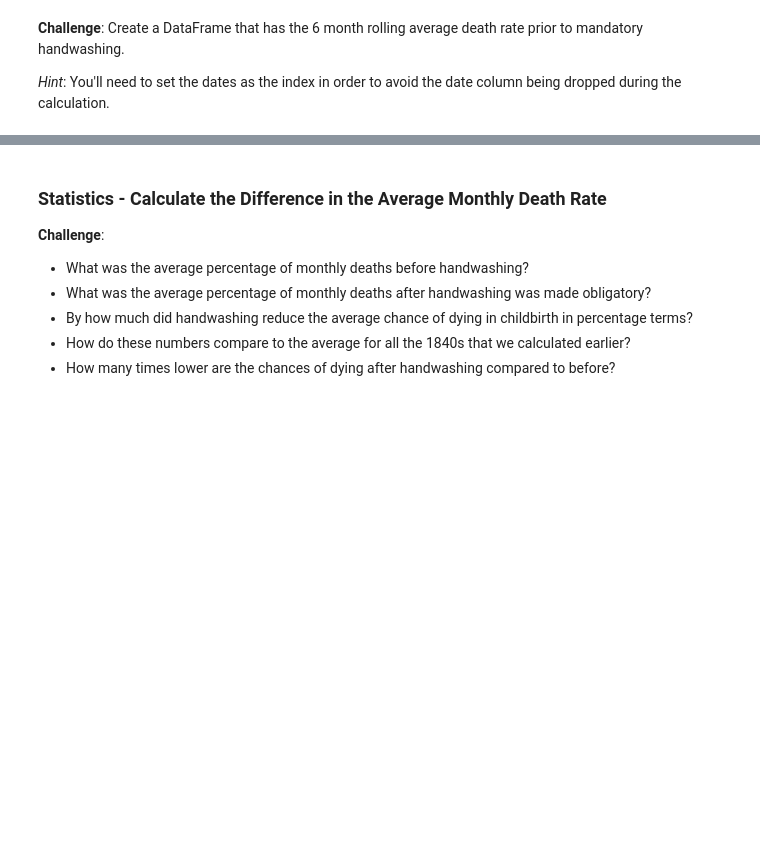
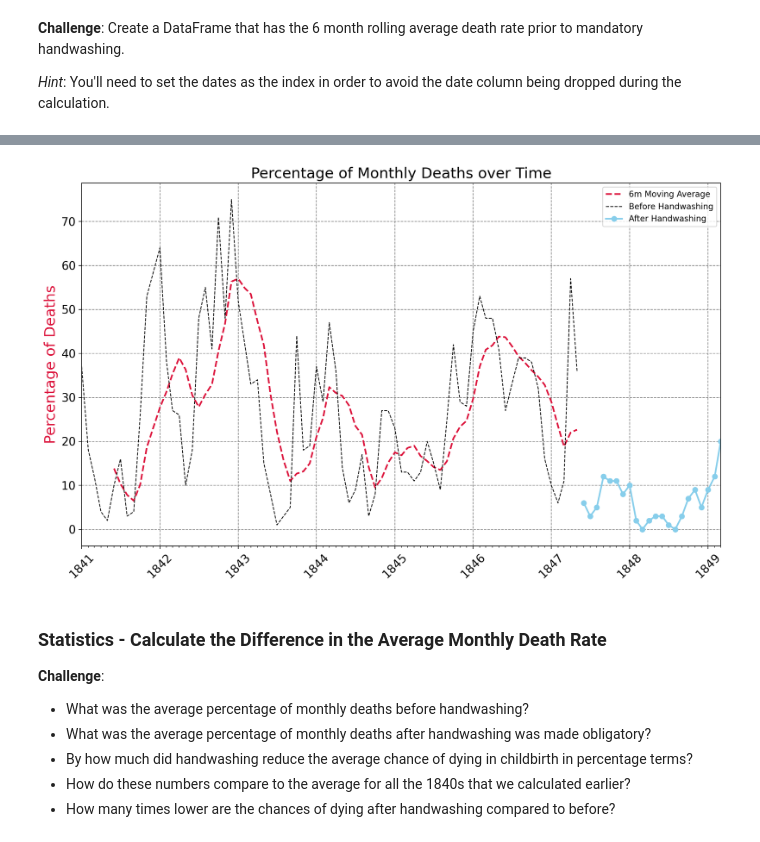
Before and after one commit to fkajose/100-Days-of-Code, a Jupyter notebook: 080-Semmelweis-analysis/Dr_Semmelweis_Handwashing_Discovery_(start).ipynb, the cells around one changed output, grey strips where cells are left out. Saved outputs shown, nothing was run; the diff lists cells and outputs as text; code cells hidden in the pictures; blank space fills up the shorter version.

```diff
--- a/080-Semmelweis-analysis/Dr_Semmelweis_Handwashing_Discovery_(start).ipynb
+++ b/080-Semmelweis-analysis/Dr_Semmelweis_Handwashing_Discovery_(start).ipynb
@@ -44,10 +46,9 @@ register_matplotlib_converters()
 # %% [markdown]
 ### Read the Data
 # %%
-df_yearly = pd.read_csv('annual_deaths_by_clinic.csv')
+df_yearly = pd.read_csv("annual_deaths_by_clinic.csv")
 # parse_dates avoids DateTime conversion later
-df_monthly = pd.read_csv('monthly_deaths.csv',
-                      parse_dates=['date'])
+df_monthly = pd.read_csv("monthly_deaths.csv", parse_dates=["date"])
 # %% [markdown]
 # Preliminary Data Exploration
 
@@ -239,3 +303,10 @@ handwashing_start = pd.to_datetime('1847-06-01')
 * Create two subsets from the `df_monthly` data: before and after Dr Semmelweis ordered washing hand.
 * Calculate the average death rate prior to June 1947.
 * Calculate the average death rate after June 1947.
+# %%
+df_monthly["pct_deaths"] = 100 * df_monthly.deaths / df_monthly.births
+
+mask = df_monthly.date >= handwashing_start
+
+pre_wash = df_monthly[~mask]
+post_wash = df_monthly[mask]
@@ -245,6 +323,10 @@ handwashing_start = pd.to_datetime('1847-06-01')
 **Challenge**: Create a DataFrame that has the 6 month rolling average death rate prior to mandatory handwashing.
 
 *Hint*: You'll need to set the dates as the index in order to avoid the date column being dropped during the calculation.
+# %%
+pre_wash.set_index("date", inplace=True)
+# %%
+rolling_pre_wash = pre_wash.rolling(window=6).mean()
 # %% [markdown]
 ### Highlighting Subsections of a Line Chart
 
@@ -257,6 +339,55 @@ handwashing_start = pd.to_datetime('1847-06-01')
 * Show the moving average as a thicker, crimon line.
 * Show the rate after handwashing as a skyblue line with round markers.
 * Look at the [code snippet in the documentation to see how you can add a legend](https://matplotlib.org/3.1.1/api/_as_gen/matplotlib.pyplot.legend.html) to the chart.
+# %%
+plt.figure(figsize=(14, 8), dpi=200)
+plt.title("Percentage of Monthly Deaths over Time", fontsize=18)
+plt.yticks(fontsize=14)
+plt.xticks(fontsize=14, rotation=45)
+
+ax = plt.gca()
+
+# ax.set_ylabel("Births", color="skyblue", fontsize=18)
+ax.set_ylabel("Percentage of Deaths", color="crimson", fontsize=18)
+
+# Use Locators
+ax.set_xlim([df_monthly.date.min(), df_monthly.date.max()])
+ax.xaxis.set_major_locator(years)
+ax.xaxis.set_major_formatter(years_fmt)
+ax.xaxis.set_minor_locator(months)
+
+ax.grid(color="grey", linestyle="--")
+
+ax.plot(
+    rolling_pre_wash.index,
+    rolling_pre_wash.deaths,
+    color="crimson",
+    linewidth=2,
+    linestyle="--",
+    label="6m Moving Average",
+)
+ax.plot(
+    pre_wash.index,
+    pre_wash.deaths,
+    color="black",
+    linewidth=1,
+    linestyle="--",
+    label="Before Handwashing",
+)
+ax.plot(
+    post_wash.date,
+    post_wash.deaths,
+    color="skyblue",
+    linewidth=2,
+    linestyle="-",
+    marker="o",
+    label="After Handwashing",
+)
+plt.legend()
+
+plt.show()
+# %% [output]
+[figure, added]
 # %% [markdown]
 ### Statistics - Calculate the Difference in the Average Monthly Death Rate
 
```
Also changed, not shown: parts of 18 cells of this notebook.
